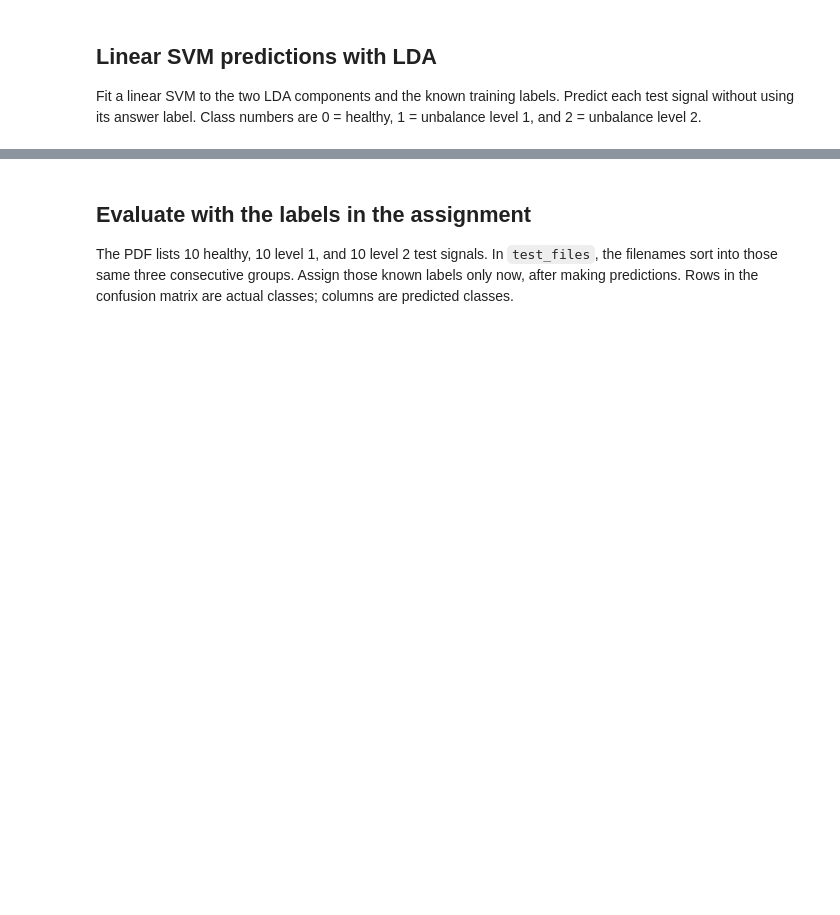
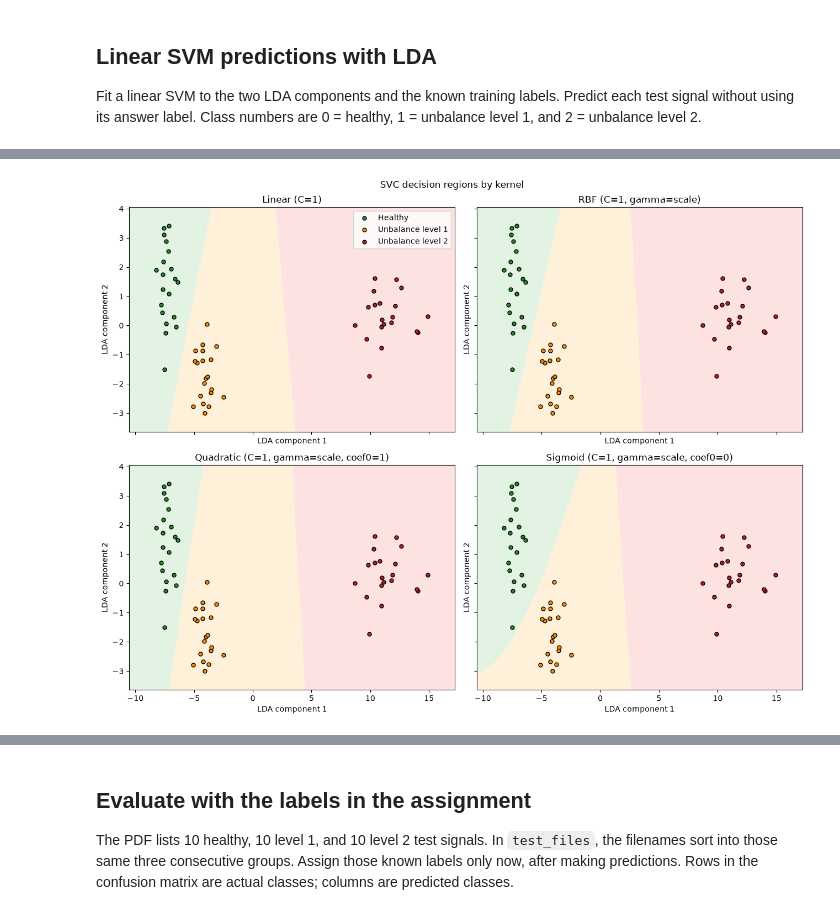
Before and after one commit to aMerricke/enme485-hw, a Jupyter notebook: hw3/hw3.ipynb, the cells around one changed output, grey strips where cells are left out. Saved outputs shown, nothing was run; the diff lists cells and outputs as text; code cells hidden in the pictures; blank space fills up the shorter version.

```diff
--- a/hw3/hw3.ipynb
+++ b/hw3/hw3.ipynb
@@ -324,0 +237,48 @@ Name: count, dtype: int64
+# %%
+example_models = [
+    ("Linear (C=1)", svm_model),
+    ("RBF (C=1, gamma=scale)", SVC(kernel="rbf", C=1.0, gamma="scale")),
+    ("Quadratic (C=1, gamma=scale, coef0=1)",
+     SVC(kernel="poly", degree=2, C=1.0, gamma="scale", coef0=1.0)),
+    ("Sigmoid (C=1, gamma=scale, coef0=0)",
+     SVC(kernel="sigmoid", C=1.0, gamma="scale", coef0=0.0)),
+]
+
+x_min, x_max = training_lda[:, 0].min(), training_lda[:, 0].max()
+y_min, y_max = training_lda[:, 1].min(), training_lda[:, 1].max()
+x_padding = 0.1 * (x_max - x_min)
+y_padding = 0.1 * (y_max - y_min)
+x_grid, y_grid = np.meshgrid(
+    np.linspace(x_min - x_padding, x_max + x_padding, 300),
+    np.linspace(y_min - y_padding, y_max + y_padding, 300),
+)
+grid_points = np.column_stack((x_grid.ravel(), y_grid.ravel()))
+
+fig, axes = plt.subplots(2, 2, figsize=(13, 10), sharex=True, sharey=True)
+for ax, (title, model) in zip(axes.flat, example_models):
+    if model is not svm_model:
+        model.fit(training_lda, training_labels)
+    grid_predictions = model.predict(grid_points).reshape(x_grid.shape)
+    ax.contourf(x_grid, y_grid, grid_predictions,
+                levels=[-0.5, 0.5, 1.5, 2.5],
+                colors=["#e3f3e3", "#fff0d9", "#fde2e2"])
+
+    for class_number, class_name, color in [
+        (0, "Healthy", "forestgreen"),
+        (1, "Unbalance level 1", "darkorange"),
+        (2, "Unbalance level 2", "firebrick"),
+    ]:
+        in_class = np.array(training_labels) == class_number
+        ax.scatter(training_lda[in_class, 0], training_lda[in_class, 1],
+                   color=color, edgecolor="black", label=class_name, s=25)
+
+    ax.set_title(title)
+    ax.set_xlabel("LDA component 1")
+    ax.set_ylabel("LDA component 2")
+
+axes[0, 0].legend()
+fig.suptitle("SVC decision regions by kernel")
+fig.tight_layout()
+plt.show()
+# %% [output]
+[figure, added]
```
Also changed, not shown: parts of 18 cells of this notebook, 1 other file.
